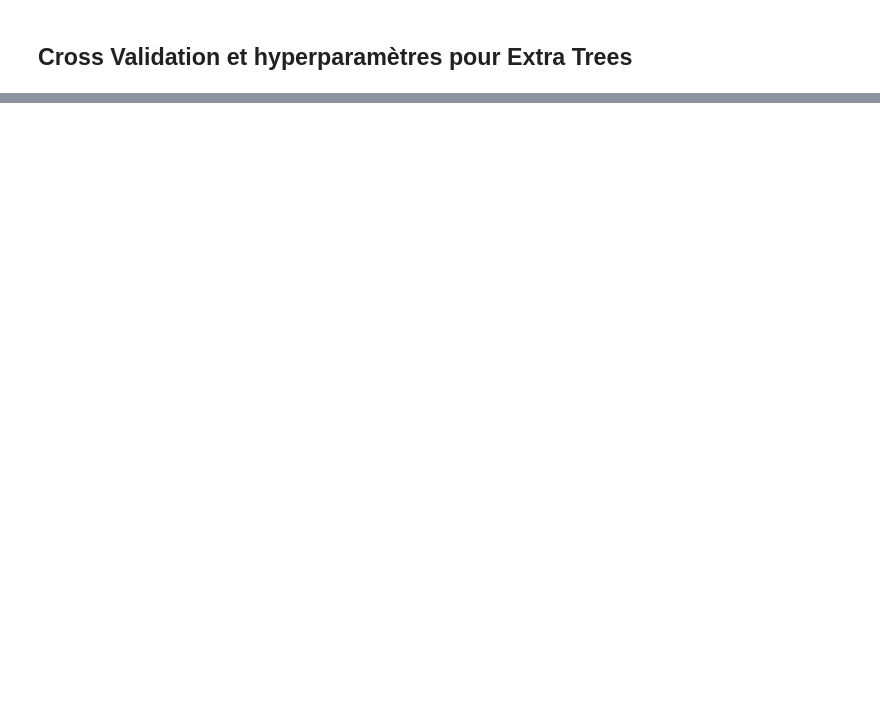
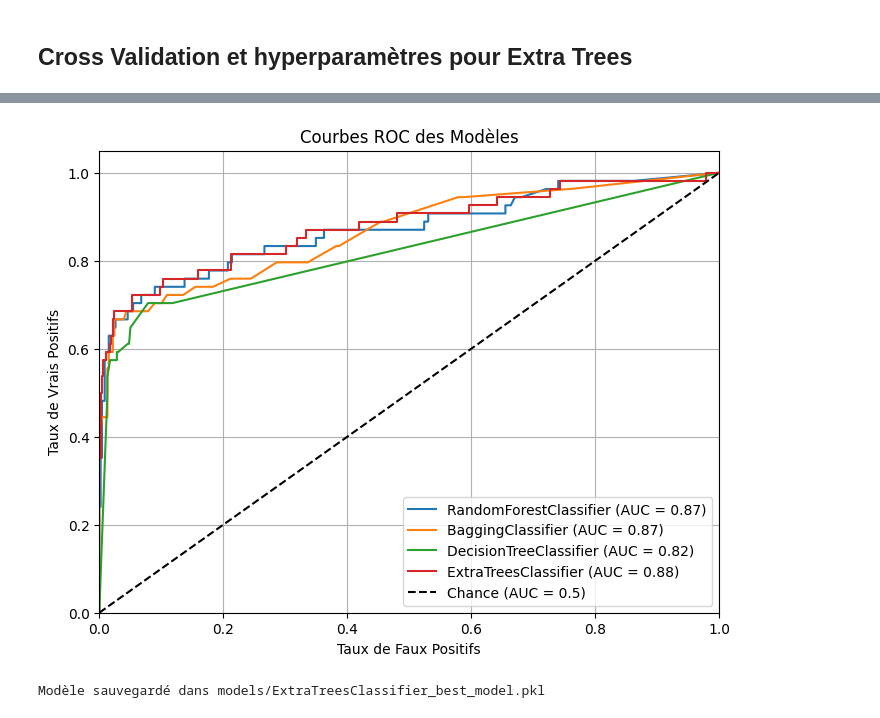
Before and after one commit to Aymane-ML/Ice-Classification_MLops, a Jupyter notebook: Ice_Classification.ipynb, the cells around one changed output, grey strips where cells are left out. Drawn from its saved outputs; the diff is of its cells as text; code cells hidden in the pictures; blank space fills up the shorter version.

Commit message:
Ice Classification Update

```diff
--- a/Ice_Classification.ipynb
+++ b/Ice_Classification.ipynb
@@ -212,0 +82,11 @@ plot_roc_curve(y_true, models)
+# %%
+models_and_params = [
+    (RandomForestClassifier(), param_grid_rf),
+    (BaggingClassifier(DecisionTreeClassifier()), param_grid_bagging),
+    (DecisionTreeClassifier(), param_grid_dt),
+    (ExtraTreesClassifier(n_estimators=100), param_grid_et)
+]
+
+best_model_result = train_multiple_models_with_mlflow(X_scaled, y, models_and_params)
+print(best_model_result['model_name'], best_model_result['f1_score'])
+print(best_model_result['classification_report'])
@@ -212,0 +119,11 @@ plot_roc_curve(y_true, models)
+# %%
+plot_roc_curve(best_model_result["y_test"], best_model_result["model_probs"])
+# %% [output]
+[figure, added]
+# %%
+os.makedirs("models", exist_ok=True)
+model_path = f"models/{best_model_result['model_name']}_best_model.pkl"
+joblib.dump(best_model_result["best_model"], model_path)
+print(f"Modèle sauvegardé dans {model_path}")
+# %% [output]
+Modèle sauvegardé dans models/ExtraTreesClassifier_best_model.pkl
```
Also changed, not shown: parts of 15 cells of this notebook, 13 other files.
